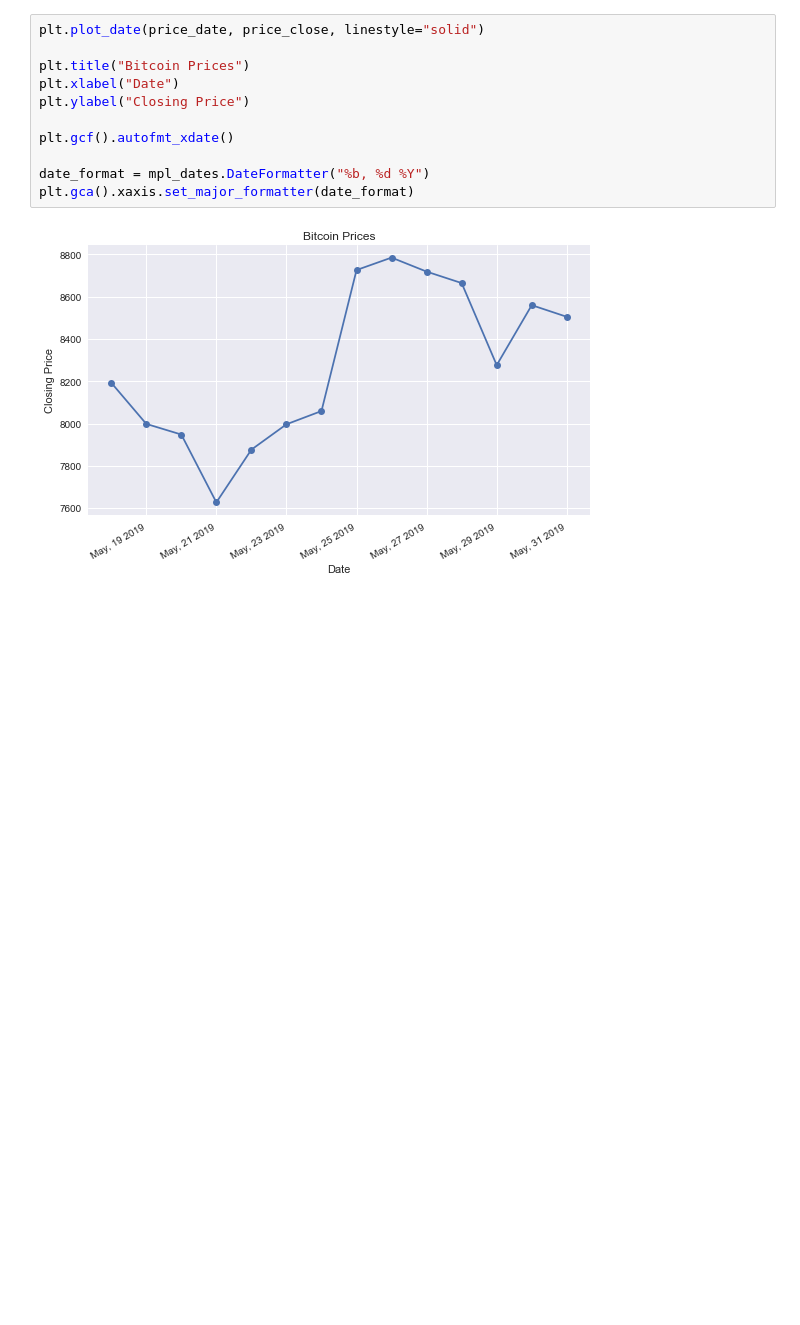
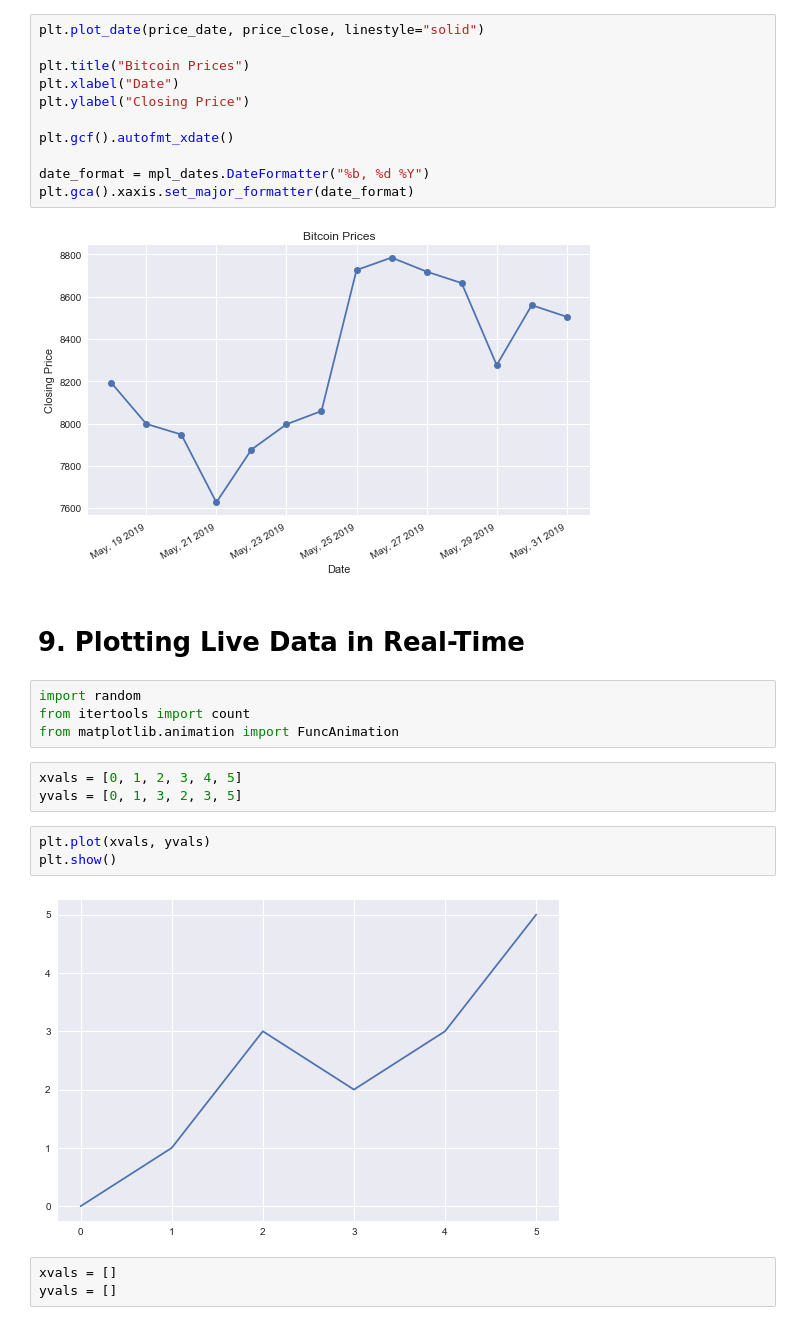
Before and after one commit to yonycherkos/data_analysis, a Jupyter notebook: matplotlib/Matplotlib Tutorials.ipynb, the cells around one changed output. Saved outputs shown, nothing was run; the diff lists cells and outputs as text; blank space fills up the shorter version.

Commit message:
9. Plotting Live Data in Real-Time

```diff
--- a/matplotlib/Matplotlib Tutorials.ipynb
+++ b/matplotlib/Matplotlib Tutorials.ipynb
@@ -315,3 +315,20 @@ date_format = mpl_dates.DateFormatter("%b, %d %Y")
 plt.gca().xaxis.set_major_formatter(date_format)
 # %% [output]
 [figure]
+# %% [markdown]
+# 9. Plotting Live Data in Real-Time
+# %%
+import random
+from itertools import count
+from matplotlib.animation import FuncAnimation
+# %%
+xvals = [0, 1, 2, 3, 4, 5]
+yvals = [0, 1, 3, 2, 3, 5]
+# %%
+plt.plot(xvals, yvals)
+plt.show()
+# %% [output]
+[figure, added]
+# %%
+xvals = []
+yvals = []
```
Also changed, not shown: parts of 2 cells of this notebook, 4 other files.
